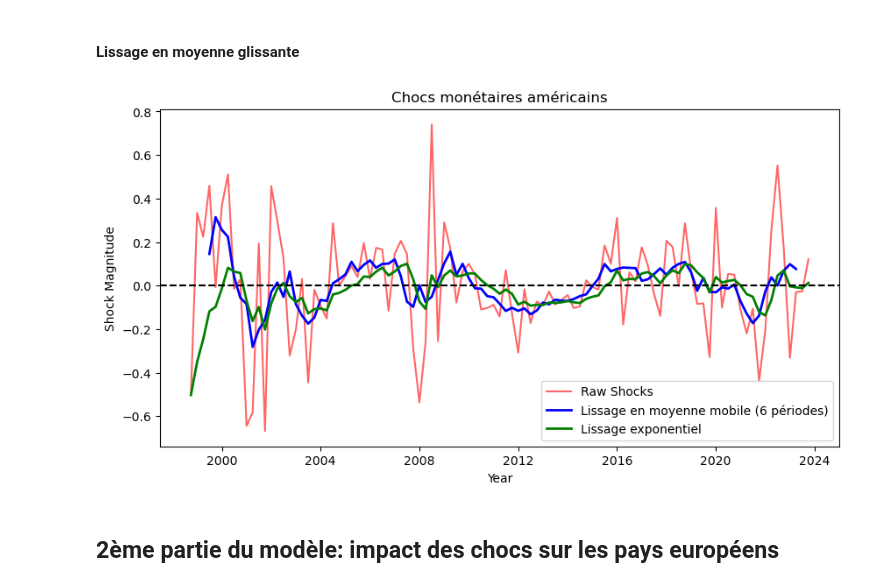
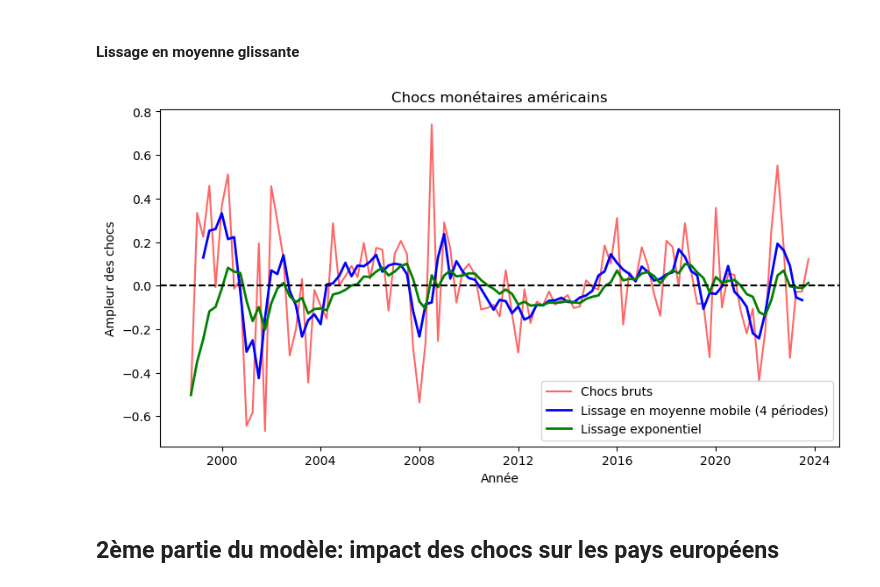
Before and after one commit to enriquealarcon01/Stat-App, a Jupyter notebook: modèle/modèle US.ipynb, the cells around one changed output. Drawn from its saved outputs; the diff is of its cells as text; code cells hidden in the pictures.

```diff
--- a/modèle/modèle US.ipynb
+++ b/modèle/modèle US.ipynb
@@ -367,28 +373,28 @@ strong multicollinearity or other numerical problems.
 # %%
 import pandas as pd
 import matplotlib.pyplot as plt
 
 data_US_clean.index = data_US_clean.index.to_timestamp()
 
 
 # Appliquer une moyenne glissante sur 6 périodes (ajuster selon les besoins)
-data_US_clean['monetary_shocks_smooth'] = data_US_clean['monetary_shocks'].rolling(window=6, center=True).mean()
+data_US_clean['monetary_shocks_smooth'] = data_US_clean['monetary_shocks'].rolling(window=4, center=True).mean()
 data_US_clean['monetary_shocks_ewma'] = data_US_clean['monetary_shocks'].ewm(span=10, adjust=False).mean()
 
 # Tracer les séries
 plt.figure(figsize=(10,5))
-plt.plot(data_US_clean.index, data_US_clean['monetary_shocks'], color='red', alpha=0.6, label='Raw Shocks')  # Série brute
-plt.plot(data_US_clean.index, data_US_clean['monetary_shocks_smooth'], color='blue', linewidth=2, label='Lissage en moyenne mobile (6 périodes)')  # Série lissée
+plt.plot(data_US_clean.index, data_US_clean['monetary_shocks'], color='red', alpha=0.6, label='Chocs bruts')  # Série brute
+plt.plot(data_US_clean.index, data_US_clean['monetary_shocks_smooth'], color='blue', linewidth=2, label='Lissage en moyenne mobile (4 périodes)')  # Série lissée
 plt.plot(data_US_clean.index, data_US_clean['monetary_shocks_ewma'], color='green', linewidth=2, label='Lissage exponentiel')
 plt.axhline(0, linestyle="--", color="black")  # Ligne de base
-plt.xlabel('Year')
-plt.ylabel('Shock Magnitude')
+plt.xlabel('Année')
+plt.ylabel('Ampleur des chocs')
 plt.title('Chocs monétaires américains')
 plt.legend()
 plt.savefig("monetary_shocks.png", dpi=300)
 plt.show()
 # %% [output]
-[figure, old version]
+[figure, new version]
 # %% [markdown]
 ## 2ème partie du modèle: impact des chocs sur les pays européens
 # %% [markdown]
```
Also changed, not shown: parts of 3 cells of this notebook, 3 other files.
